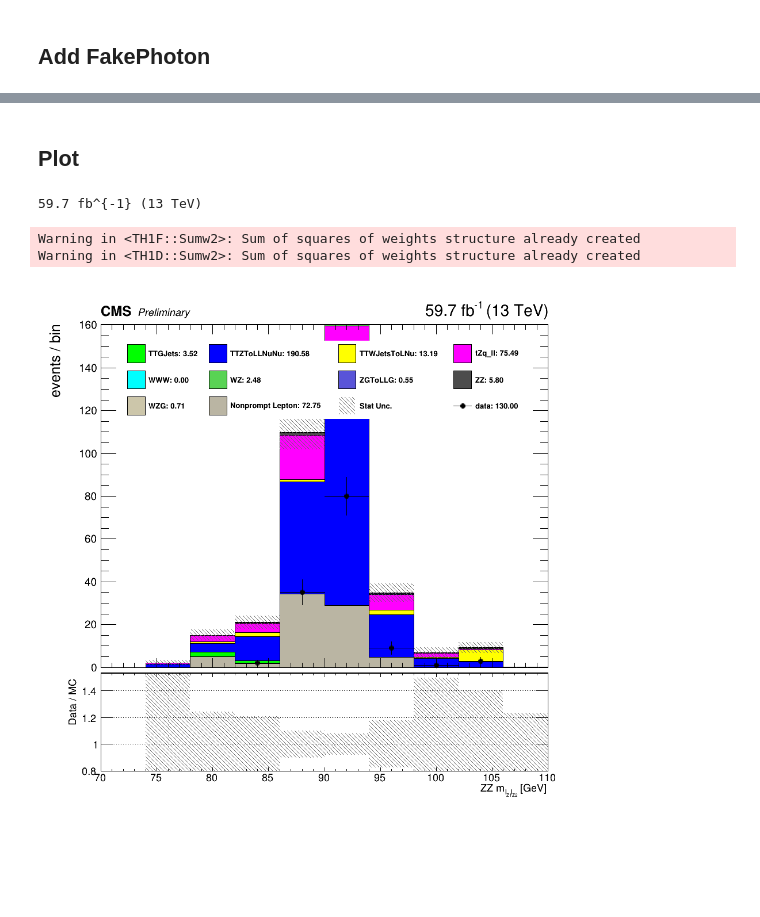
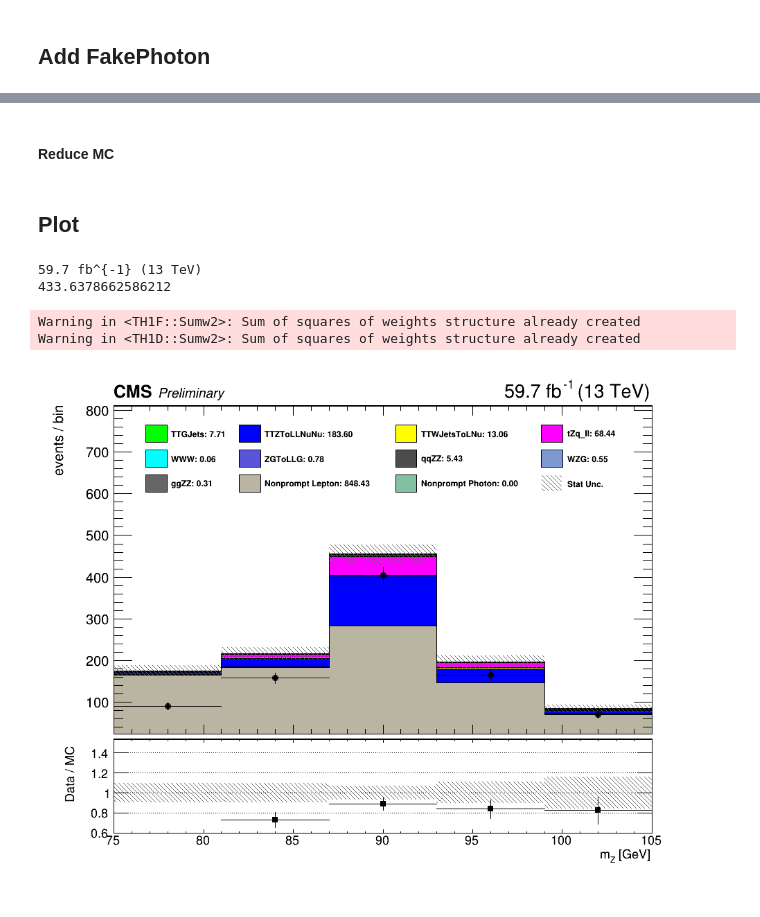
Before and after one commit to Senphy/nanoAOD-WVG, a Jupyter notebook: plot/combine.ipynb, the cells around one changed output, grey strips where cells are left out. Cells and saved outputs as stored; diff of their text form; code cells hidden in the pictures; blank space fills up the shorter version.

```diff
--- a/plot/combine.ipynb
+++ b/plot/combine.ipynb
@@ -706,7 +868,7 @@ for file in filelist_MC:
         hist_MC_temp.SetXTitle(f'{branch[branch_name]["axis_name"]}')
         hist_MC[branch_name] = hist_MC_temp
 
-    AddHist(filelist_MC[file]["path"], hist_MC, 0, filelist_MC[file]["xsec"], lumi, channel, branch)
+    AddHist(filelist_MC[file]["path"], hist_MC, 0, filelist_MC[file]["xsec"], lumi, channel, branch, UpDown)
     filelist_MC[file]["hist"] = hist_MC
 # %% [output]
 is MC
@@ -795,9 +960,9 @@ def AddHist_FakeLepton(file, hist, isData, xsec, lumi, channel, branch):
     if isData:
         arrays = arrays.loc[channel_cut,:]
     else:
-        lep_gen_cut_WZG = (branches.loc[:,'WZG_lepton1_genPartFlav'] > 0) & (branches.loc[:,'WZG_lepton2_genPartFlav'] > 0) & (branches.loc[:,'WZG_lepton3_genPartFlav'] > 0)
-        lep_gen_cut_ttZ = (branches.loc[:,'ttZ_lepton1_genPartFlav'] > 0) & (branches.loc[:,'ttZ_lepton2_genPartFlav'] > 0) & (branches.loc[:,'ttZ_lepton3_genPartFlav'] > 0)
-        lep_gen_cut_ZZ = (branches.loc[:,'ZZ_lepton1_genPartFlav'] > 0) & (branches.loc[:,'ZZ_lepton2_genPartFlav'] > 0) & (branches.loc[:,'ZZ_lepton3_genPartFlav'] > 0)
+        lep_gen_cut_WZG = (arrays.loc[:,'WZG_lepton1_genPartFlav'] > 0) & (arrays.loc[:,'WZG_lepton2_genPartFlav'] > 0) & (arrays.loc[:,'WZG_lepton3_genPartFlav'] > 0)
+        lep_gen_cut_ttZ = (arrays.loc[:,'ttZ_lepton1_genPartFlav'] > 0) & (arrays.loc[:,'ttZ_lepton2_genPartFlav'] > 0) & (arrays.loc[:,'ttZ_lepton3_genPartFlav'] > 0)
+        lep_gen_cut_ZZ = (arrays.loc[:,'ZZ_lepton1_genPartFlav'] > 0) & (arrays.loc[:,'ZZ_lepton2_genPartFlav'] > 0) & (arrays.loc[:,'ZZ_lepton3_genPartFlav'] > 0)
         gen_cut_map = {
                         0:lep_gen_cut_WZG,
                         1:lep_gen_cut_WZG,
@@ -1055,0 +1265,8 @@ filelist_MC["WZG"]["hist"]
+# %%
+if channel in [0,1,2,3,4]:
+    for file in filelist_data_FakePho:
+        AddHist_FakePhoton(file, hist_FakePho, 1, 0, 0, channel, branch)
+else:
+    pass
+# %% [markdown]
+#### Reduce MC
@@ -1056,11 +1361,19 @@ filelist_MC["WZG"]["hist"]
+# %%
+if channel in [0,1,2,3,4]:
+    for file in filelist_MC_FakePho:
+        AddHist_FakePhoton(filelist_MC_FakePho[file]["path"], hist_FakePho, 0, filelist_MC_FakePho[file]["xsec"], lumi, channel, branch)
+else:
+    pass
 # %% [markdown]
 ## Plot
 # %%
-plot_branch = "ZZ_mllz1"
+plot_branch = "ttZ_dileptonmass"
 
-c1 = ROOT.TCanvas("","",1000,1000)
+c1 = ROOT.TCanvas("","",1000,800)
 
 MC_err = ROOT.TH1D("","",branch[plot_branch]["xbins"],branch[plot_branch]["xleft"],branch[plot_branch]["xright"])
+ggZZ_sum = ROOT.TH1D("","",branch[plot_branch]["xbins"],branch[plot_branch]["xleft"],branch[plot_branch]["xright"])
+SetHistStyle(ggZZ_sum, filelist_MC["ggZZ_4e"]["color"])
 MC_err.Sumw2()
 MC_err.SetFillColor(ROOT.kGray+2)
 MC_err.SetFillStyle(3345)
@@ -1069,27 +1382,51 @@ MC_err.SetMarkerColor(ROOT.kGray+2)
 MC_err.SetLineWidth(2)
 MC_err.SetLineColor(0)
 MC_err.SetStats(0)
+MC_err.SetXTitle(f'{branch[plot_branch]["axis_name"]}')
+MC_err.SetYTitle(f'events / bin')
 
 stack_mc = ROOT.THStack("","")
 MC_err.Add(hist_FakeLep[plot_branch])
 stack_mc.Add(hist_FakeLep[plot_branch])
+MC_err.Add(hist_FakePho[plot_branch])
+stack_mc.Add(hist_FakePho[plot_branch])
 for file in filelist_MC:
+    if 'ggZZ' in file:
+        ggZZ_sum.Add(filelist_MC[file]["hist"][plot_branch])
+        continue
+
+    if 'WZG' in file:
+        continue
+
     stack_mc.Add(filelist_MC[file]["hist"][plot_branch])
     MC_err.Add(filelist_MC[file]["hist"][plot_branch])
+
+stack_mc.Add(ggZZ_sum)
+MC_err.Add(ggZZ_sum)
+stack_mc.Add(filelist_MC['WZG']["hist"][plot_branch])
+MC_err.Add(filelist_MC['WZG']["hist"][plot_branch])
 
 
 legend = ROOT.TLegend(0.15, 0.65, 0.85, 0.85)
 legend.SetNColumns(4)
 legend.SetBorderSize(0)
 legend.SetFillColor(0)
-legend.SetTextSize(0.02)
+legend.SetTextSize(0.025)
 legend.SetLineWidth(1)
 legend.SetLineStyle(0)
 for file in filelist_MC:
+    if 'ggZZ' in file:
+        continue
+    if 'WZG' in file:
+        continue
     legend.AddEntry(filelist_MC[file]["hist"][plot_branch], f'{filelist_MC[file]["name"]}: {format(filelist_MC[file]["hist"][plot_branch].GetSumOfWeights(), ".2f")}','F')
+
+legend.AddEntry(filelist_MC["WZG"]["hist"][plot_branch], f'{filelist_MC["WZG"]["name"]}: {format(filelist_MC[file]["hist"][plot_branch].GetSumOfWeights(), ".2f")}','F')
+legend.AddEntry(ggZZ_sum,f'ggZZ: {format(ggZZ_sum.GetSumOfWeights(), ".2f")}', 'F')
 legend.AddEntry(hist_FakeLep[plot_branch],f'Nonprompt Lepton: {format(hist_FakeLep[plot_branch].GetSumOfWeights(), ".2f")}', 'F')
+legend.AddEntry(hist_FakePho[plot_branch],f'Nonprompt Photon: {format(hist_FakePho[plot_branch].GetSumOfWeights(), ".2f")}', 'F')
 legend.AddEntry(MC_err, 'Stat Unc.', 'F')
-legend.AddEntry(hist_data[plot_branch], f'data: {format(hist_data[plot_branch].GetSumOfWeights(), ".2f")}')
+# legend.AddEntry(hist_data[plot_branch], f'data: {format(hist_data[plot_branch].GetSumOfWeights(), ".2f")}')
 
 
 
@@ -1106,33 +1443,38 @@ pad2.SetBottomMargin(0.3)
 pad2.SetGridy()
 pad2.Draw()
 
 # draw everything
 pad1.cd()
 hist_data[plot_branch].Draw("ep")
 # hist_data.SetMinimum(10)
-hist_data[plot_branch].SetMaximum(2*hist_data[plot_branch].GetMaximum())
+hist_data[plot_branch].SetMaximum(2.0*hist_data[plot_branch].GetMaximum())
 hist_data[plot_branch].GetXaxis().SetLabelSize(0)
+# MC_err.Draw("e2")
+MC_err.SetMaximum(2.0 * MC_err.GetMaximum())
 stack_mc.Draw("HIST SAME")
 MC_err.Draw("e2 SAME")
 hist_data[plot_branch].Draw("ep SAME")
 legend.Draw("SAME")
 # ROOT.gPad.SetLogy()
 ROOT.gPad.RedrawAxis()
 
 
 # h1.GetXaxis().SetLabelSize(0)
 pad2.cd()
 h3 = createRatio(hist_data[plot_branch], MC_err)
 h4 = createRatio(MC_err, MC_err)
 h3.Draw("ep")
-# h3.GetXaxis().SetRangeUser(10,60)
+h3.GetXaxis().SetRangeUser(10,60)
+# h4.Draw("e2")
 h4.Draw("e2 SAME")
 ROOT.gPad.RedrawAxis()
 
 CMS_lumi(pad1, 0, 0)
 # c1.SaveAs('Fake_Lepton/MT_LooseMuon_dist_MR_2018.pdf')
+print (time.time()-time_total_init)
 # %% [output]
 59.7 fb^{-1} (13 TeV)
+433.6378662586212
 Warning in <TH1F::Sumw2>: Sum of squares of weights structure already created
 Warning in <TH1D::Sumw2>: Sum of squares of weights structure already created
-[figure, old version]
+[figure, new version]
```
Also changed, not shown: parts of 20 cells of this notebook.
